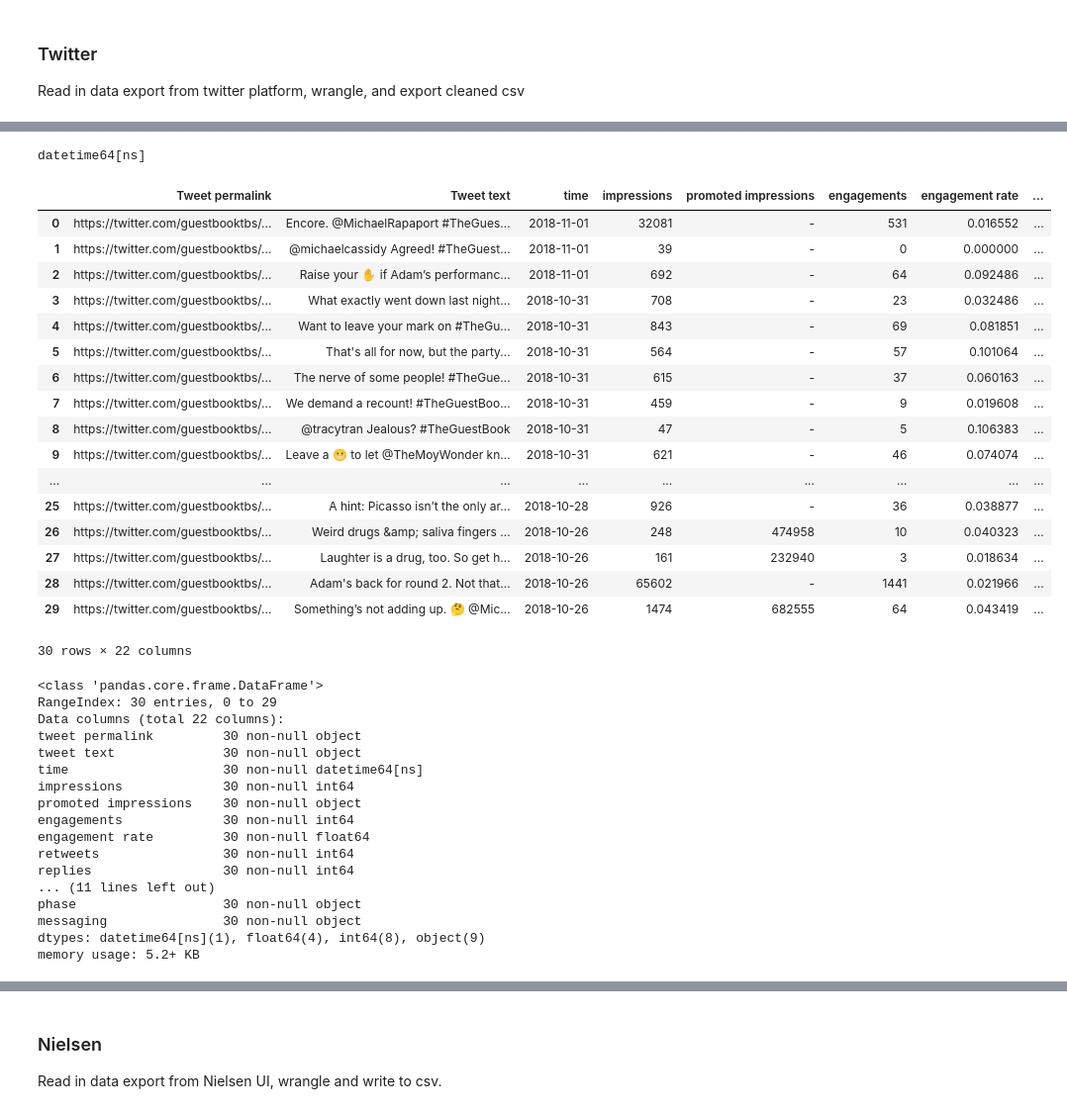
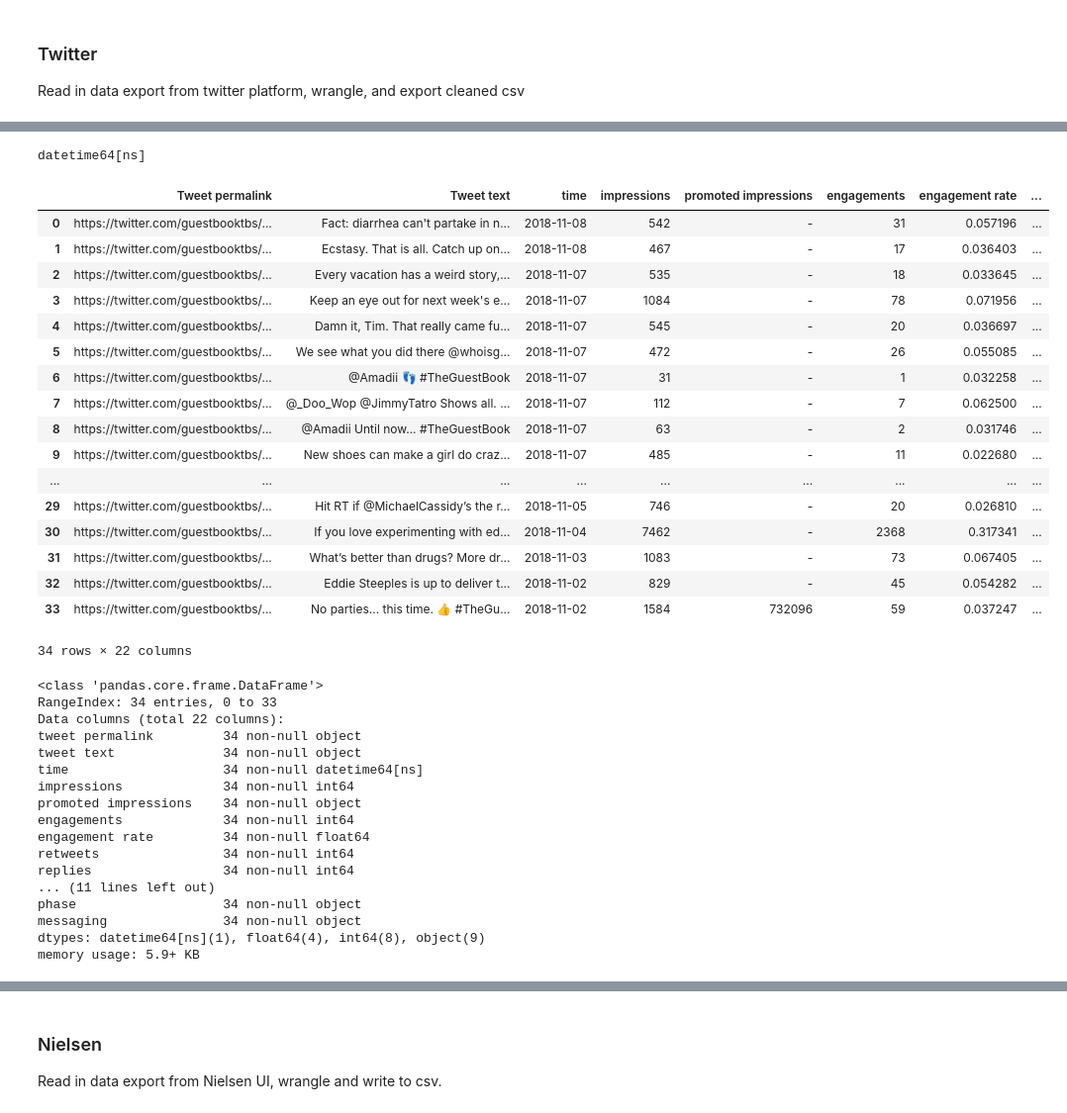
Before and after one commit to ccaddel/organicsocial_gb, a Jupyter notebook: GuestBook_Weekly.ipynb, the cells around one changed output, grey strips where cells are left out. Shown at 99% size. Drawn from its saved outputs; the diff is of its cells as text; code cells hidden in the pictures.

```diff
--- a/GuestBook_Weekly.ipynb
+++ b/GuestBook_Weekly.ipynb
@@ -75,13 +75,14 @@ twitter['view rate'] = twitter['media views']/twitter['impressions']
 twitter['completion rate'] = twitter['media engagements']/twitter['impressions']
 
 # add 'episode' column assigning episode number: first 2 digits = season number, last 2 digits = episode number
-twitter['episode'] = '203'
+twitter['episode'] = '204'
 
 # convert 'date' column to datetime
 twitter['time'] = pd.to_datetime(twitter['time'])
 
-# create 'in-show' column - show aired on 10/30 10pm, so tweets between GMT 10/31 1AM - 6AM are "in-show"
-twitter['in-show'] = twitter['time'].map(lambda x: "in-show" if x >= pd.to_datetime(['2018-10-31 01:00:00']) and x <= pd.to_datetime(['2018-10-31 06:00:00']) else "not")
+# create 'in-show' column - show aired on 11/6 10pm, so tweets between GMT (does NOT change for daylight savings)
+# 11/7 2AM - 7AM are "in-show"
+twitter['in-show'] = twitter['time'].map(lambda x: "in-show" if x >= pd.to_datetime(['2018-11-7 02:00:00']) and x <= pd.to_datetime(['2018-11-7 07:00:00']) else "not")
 
 # create empty 'Votes' column
 twitter['votes'] = np.nan
@@ -115,56 +116,61 @@ None
 # %%
 twitter['time'] = twitter['time'].dt.normalize()
 print(twitter['time'].dtype)
 
 #Phase = pre-premiere/premiere week/premiere day/continuity/finale/off season
 twitter['phase'] = 'continuity'
 #twitter['time'].map(lambda x: "premiere day" if x == pd.to_datetime(['2018-10-23 00:00:00']) else "premiere week")
 
-twitter['messaging'] = twitter['Tweet text'].map(lambda x: "Premiere" if 'premiere' in x else "Tuesday" if 'Tues' in x else "Tuesday" if 'Tuesday' in x else "Tomorrow" if 'tomorrow' in x else "Tonight" if 'tonight' in x else "Tonight" if 'TONIGHT' in x else "On Demand" if 'on demand' in x else "TBS App" if 'TBS App' in x else "Evergreen")
+twitter['messaging'] = twitter['Tweet text'].map(lambda x: "Premiere" if 'premiere' in x
+                                                 else "Tuesday" if 'Tues' in x else "Tuesday" if 'Tuesday' in x
+                                                 else "Tomorrow" if 'tomorrow' in x else "Tonight" if 'tonight' in x
+                                                 else "Tonight" if 'TONIGHT' in x else "On Demand" if 'on demand' in x
+                                                 else "Tomorrow" if 'Tomorrow' in x else "Tonight" if 'Tonight' in x
+                                                 else "Tonight" if 'TONIGHT' in x else "TBS App" if 'TBS App' in x else "Evergreen")
 
 twitter
 # %% [output]
 datetime64[ns]
 |  | Tweet permalink | Tweet text | time | impressions | promoted impressions | engagements | engagement rate | ... |
-| 0 | https://twitter.com/guestbooktbs/... | Encore. @MichaelRapaport #TheGues... | 2018-11-01 | 32081 | - | 531 | 0.016552 | ... |
-| 1 | https://twitter.com/guestbooktbs/... | @michaelcassidy Agreed! #TheGuest... | 2018-11-01 | 39 | - | 0 | 0.000000 | ... |
-| 2 | https://twitter.com/guestbooktbs/... | Raise your ✋ if Adam’s performanc... | 2018-11-01 | 692 | - | 64 | 0.092486 | ... |
-| 3 | https://twitter.com/guestbooktbs/... | What exactly went down last night... | 2018-10-31 | 708 | - | 23 | 0.032486 | ... |
-| 4 | https://twitter.com/guestbooktbs/... | Want to leave your mark on #TheGu... | 2018-10-31 | 843 | - | 69 | 0.081851 | ... |
-| 5 | https://twitter.com/guestbooktbs/... | That's all for now, but the party... | 2018-10-31 | 564 | - | 57 | 0.101064 | ... |
-| 6 | https://twitter.com/guestbooktbs/... | The nerve of some people! #TheGue... | 2018-10-31 | 615 | - | 37 | 0.060163 | ... |
-| 7 | https://twitter.com/guestbooktbs/... | We demand a recount! #TheGuestBoo... | 2018-10-31 | 459 | - | 9 | 0.019608 | ... |
-| 8 | https://twitter.com/guestbooktbs/... | @tracytran Jealous? #TheGuestBook | 2018-10-31 | 47 | - | 5 | 0.106383 | ... |
-| 9 | https://twitter.com/guestbooktbs/... | Leave a 😬 to let @TheMoyWonder kn... | 2018-10-31 | 621 | - | 46 | 0.074074 | ... |
+| 0 | https://twitter.com/guestbooktbs/... | Fact: diarrhea can't partake in n... | 2018-11-08 | 542 | - | 31 | 0.057196 | ... |
+| 1 | https://twitter.com/guestbooktbs/... | Ecstasy. That is all. Catch up on... | 2018-11-08 | 467 | - | 17 | 0.036403 | ... |
+| 2 | https://twitter.com/guestbooktbs/... | Every vacation has a weird story,... | 2018-11-07 | 535 | - | 18 | 0.033645 | ... |
+| 3 | https://twitter.com/guestbooktbs/... | Keep an eye out for next week's e... | 2018-11-07 | 1084 | - | 78 | 0.071956 | ... |
+| 4 | https://twitter.com/guestbooktbs/... | Damn it, Tim. That really came fu... | 2018-11-07 | 545 | - | 20 | 0.036697 | ... |
+| 5 | https://twitter.com/guestbooktbs/... | We see what you did there @whoisg... | 2018-11-07 | 472 | - | 26 | 0.055085 | ... |
+| 6 | https://twitter.com/guestbooktbs/... | @Amadii 👣 #TheGuestBook | 2018-11-07 | 31 | - | 1 | 0.032258 | ... |
+| 7 | https://twitter.com/guestbooktbs/... | @_Doo_Wop @JimmyTatro Shows all. ... | 2018-11-07 | 112 | - | 7 | 0.062500 | ... |
+| 8 | https://twitter.com/guestbooktbs/... | @Amadii Until now... #TheGuestBook | 2018-11-07 | 63 | - | 2 | 0.031746 | ... |
+| 9 | https://twitter.com/guestbooktbs/... | New shoes can make a girl do craz... | 2018-11-07 | 485 | - | 11 | 0.022680 | ... |
 | ... | ... | ... | ... | ... | ... | ... | ... | ... |
-| 25 | https://twitter.com/guestbooktbs/... | A hint: Picasso isn’t the only ar... | 2018-10-28 | 926 | - | 36 | 0.038877 | ... |
-| 26 | https://twitter.com/guestbooktbs/... | Weird drugs &amp; saliva fingers ... | 2018-10-26 | 248 | 474958 | 10 | 0.040323 | ... |
-| 27 | https://twitter.com/guestbooktbs/... | Laughter is a drug, too. So get h... | 2018-10-26 | 161 | 232940 | 3 | 0.018634 | ... |
-| 28 | https://twitter.com/guestbooktbs/... | Adam's back for round 2. Not that... | 2018-10-26 | 65602 | - | 1441 | 0.021966 | ... |
-| 29 | https://twitter.com/guestbooktbs/... | Something’s not adding up. 🤔 @Mic... | 2018-10-26 | 1474 | 682555 | 64 | 0.043419 | ... |
+| 29 | https://twitter.com/guestbooktbs/... | Hit RT if @MichaelCassidy’s the r... | 2018-11-05 | 746 | - | 20 | 0.026810 | ... |
+| 30 | https://twitter.com/guestbooktbs/... | If you love experimenting with ed... | 2018-11-04 | 7462 | - | 2368 | 0.317341 | ... |
+| 31 | https://twitter.com/guestbooktbs/... | What’s better than drugs? More dr... | 2018-11-03 | 1083 | - | 73 | 0.067405 | ... |
+| 32 | https://twitter.com/guestbooktbs/... | Eddie Steeples is up to deliver t... | 2018-11-02 | 829 | - | 45 | 0.054282 | ... |
+| 33 | https://twitter.com/guestbooktbs/... | No parties... this time. 👍 #TheGu... | 2018-11-02 | 1584 | 732096 | 59 | 0.037247 | ... |
-30 rows × 22 columns
+34 rows × 22 columns
 # %%
 #standardize column names i.e. make all lowercase
 twitter.columns = map(str.lower, twitter.columns)
 twitter.info()
 # %% [output]
 <class 'pandas.core.frame.DataFrame'>
-RangeIndex: 30 entries, 0 to 29
+RangeIndex: 34 entries, 0 to 33
 Data columns (total 22 columns):
-tweet permalink         30 non-null object
-tweet text              30 non-null object
-time                    30 non-null datetime64[ns]
-impressions             30 non-null int64
-promoted impressions    30 non-null object
-engagements             30 non-null int64
-engagement rate         30 non-null float64
-retweets                30 non-null int64
-replies                 30 non-null int64
+tweet permalink         34 non-null object
+tweet text              34 non-null object
+time                    34 non-null datetime64[ns]
+impressions             34 non-null int64
+promoted impressions    34 non-null object
+engagements             34 non-null int64
+engagement rate         34 non-null float64
+retweets                34 non-null int64
+replies                 34 non-null int64
 ... (11 lines left out)
-phase                   30 non-null object
-messaging               30 non-null object
+phase                   34 non-null object
+messaging               34 non-null object
 dtypes: datetime64[ns](1), float64(4), int64(8), object(9)
-memory usage: 5.2+ KB
+memory usage: 5.9+ KB
 # %%
 #reorder columns
 twitter = twitter[['post type', 'tweet permalink', 'tweet text', 'episode', 'time', 'in-show', 'impressions','promoted impressions',
```
Also changed, not shown: parts of 24 cells of this notebook.
